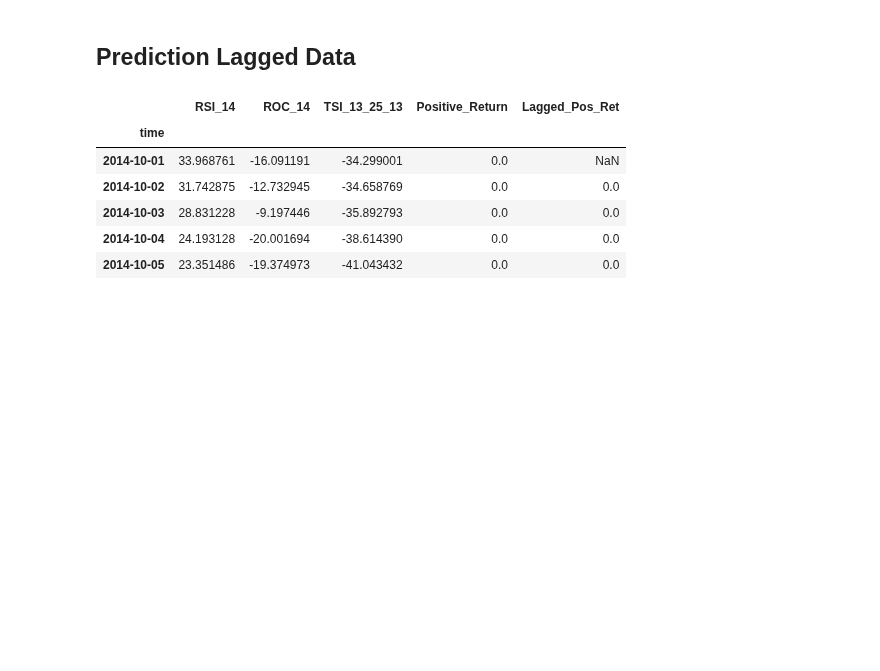
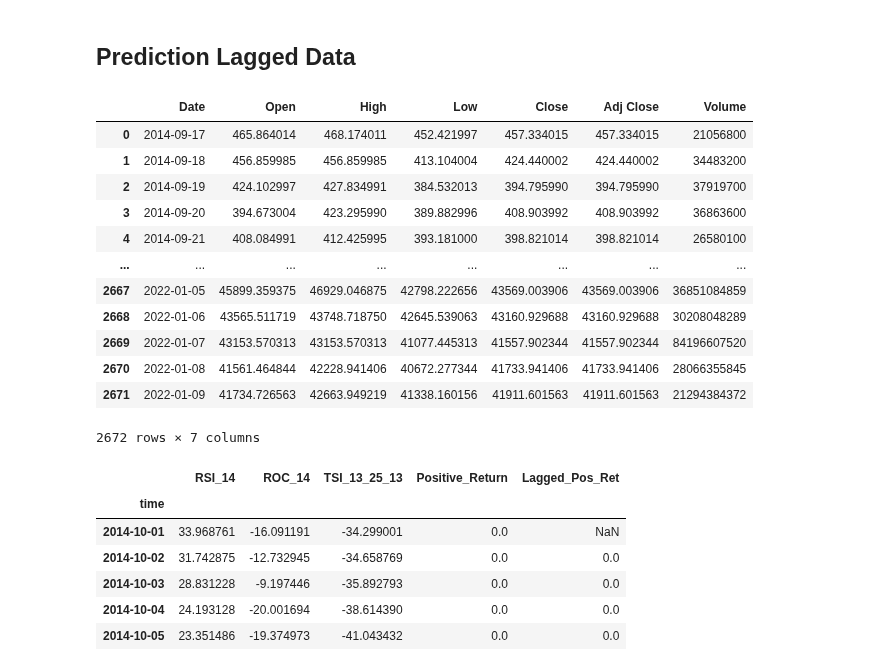
Before and after one commit to dbogatic/crypto-analysis, a Jupyter notebook: btc_price_direction.ipynb, the cells around one changed output. Saved outputs shown, nothing was run; the diff lists cells and outputs as text; code cells hidden in the pictures; blank space fills up the shorter version.

```diff
--- a/btc_price_direction.ipynb
+++ b/btc_price_direction.ipynb
@@ -364,6 +364,24 @@ importances_plot = importances_sorted.plot(kind='barh', color='lightgreen', titl
 # RSI is the most dominant feature which shows that BTC price is primarily determined by momentum.
 # %% [markdown]
 ## Prediction Lagged Data
+# %%
+# Pull BTC price history
+btc_price = pd.read_csv('/Users/draganbogatic/Documents/Fin_Tech/crypto-analysis/resources/BTC-USD.csv')
+btc_price
+# %% [output]
+|  | Date | Open | High | Low | Close | Adj Close | Volume |
+| 0 | 2014-09-17 | 465.864014 | 468.174011 | 452.421997 | 457.334015 | 457.334015 | 21056800 |
+| 1 | 2014-09-18 | 456.859985 | 456.859985 | 413.104004 | 424.440002 | 424.440002 | 34483200 |
+| 2 | 2014-09-19 | 424.102997 | 427.834991 | 384.532013 | 394.795990 | 394.795990 | 37919700 |
+| 3 | 2014-09-20 | 394.673004 | 423.295990 | 389.882996 | 408.903992 | 408.903992 | 36863600 |
+| 4 | 2014-09-21 | 408.084991 | 412.425995 | 393.181000 | 398.821014 | 398.821014 | 26580100 |
+| ... | ... | ... | ... | ... | ... | ... | ... |
+| 2667 | 2022-01-05 | 45899.359375 | 46929.046875 | 42798.222656 | 43569.003906 | 43569.003906 | 36851084859 |
+| 2668 | 2022-01-06 | 43565.511719 | 43748.718750 | 42645.539063 | 43160.929688 | 43160.929688 | 30208048289 |
+| 2669 | 2022-01-07 | 43153.570313 | 43153.570313 | 41077.445313 | 41557.902344 | 41557.902344 | 84196607520 |
+| 2670 | 2022-01-08 | 41561.464844 | 42228.941406 | 40672.277344 | 41733.941406 | 41733.941406 | 28066355845 |
+| 2671 | 2022-01-09 | 41734.726563 | 42663.949219 | 41338.160156 | 41911.601563 | 41911.601563 | 21294384372 |
+2672 rows × 7 columns
 # %%
 # Create features dataframe (use most dominant features)
 features_btc = features_btc[['RSI_14','ROC_14','TSI_13_25_13', 'Positive_Return']]
```
Also changed, not shown: parts of 1 cell of this notebook, 8 other files.
